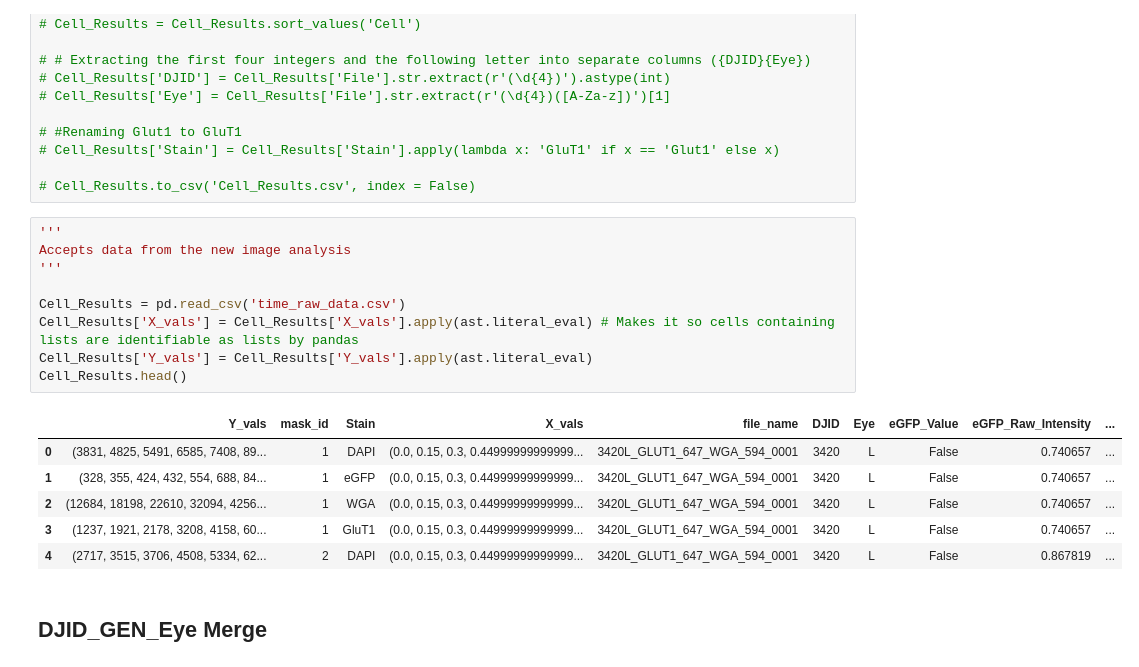
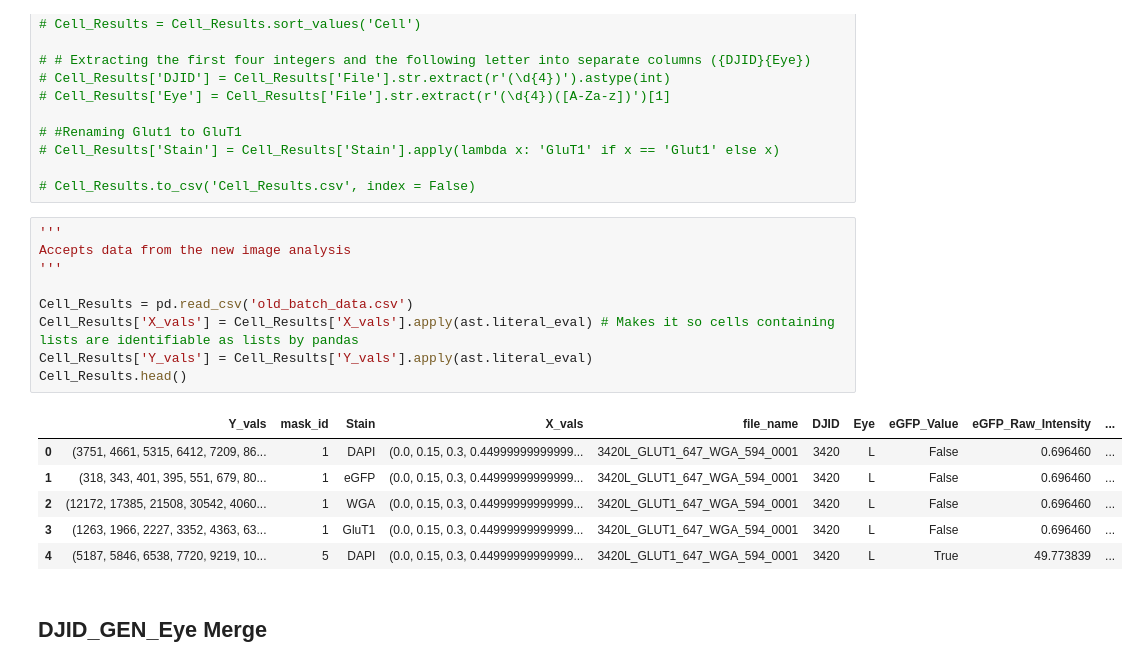
Before and after one commit to rltinio/ImageAnalysis, a Jupyter notebook: Integral_Calculator_V3.ipynb, the cells around one changed output. Cells and saved outputs as stored; diff of their text form.

```diff
--- a/Integral_Calculator_V3.ipynb
+++ b/Integral_Calculator_V3.ipynb
@@ -82,19 +82,19 @@ from Tusc5ImageUtils import *
 # %%
 '''
 Accepts data from the new image analysis
 '''
 
-Cell_Results = pd.read_csv('time_raw_data.csv')
+Cell_Results = pd.read_csv('old_batch_data.csv')
 Cell_Results['X_vals'] = Cell_Results['X_vals'].apply(ast.literal_eval) # Makes it so cells containing lists are identifiable as lists by pandas
 Cell_Results['Y_vals'] = Cell_Results['Y_vals'].apply(ast.literal_eval)
 Cell_Results.head()
 # %% [output]
 |  | Y_vals | mask_id | Stain | X_vals | file_name | DJID | Eye | eGFP_Value | eGFP_Raw_Intensity | ... |
-| 0 | (3831, 4825, 5491, 6585, 7408, 89... | 1 | DAPI | (0.0, 0.15, 0.3, 0.44999999999999... | 3420L_GLUT1_647_WGA_594_0001 | 3420 | L | False | 0.740657 | ... |
-| 1 | (328, 355, 424, 432, 554, 688, 84... | 1 | eGFP | (0.0, 0.15, 0.3, 0.44999999999999... | 3420L_GLUT1_647_WGA_594_0001 | 3420 | L | False | 0.740657 | ... |
-| 2 | (12684, 18198, 22610, 32094, 4256... | 1 | WGA | (0.0, 0.15, 0.3, 0.44999999999999... | 3420L_GLUT1_647_WGA_594_0001 | 3420 | L | False | 0.740657 | ... |
-| 3 | (1237, 1921, 2178, 3208, 4158, 60... | 1 | GluT1 | (0.0, 0.15, 0.3, 0.44999999999999... | 3420L_GLUT1_647_WGA_594_0001 | 3420 | L | False | 0.740657 | ... |
-| 4 | (2717, 3515, 3706, 4508, 5334, 62... | 2 | DAPI | (0.0, 0.15, 0.3, 0.44999999999999... | 3420L_GLUT1_647_WGA_594_0001 | 3420 | L | False | 0.867819 | ... |
+| 0 | (3751, 4661, 5315, 6412, 7209, 86... | 1 | DAPI | (0.0, 0.15, 0.3, 0.44999999999999... | 3420L_GLUT1_647_WGA_594_0001 | 3420 | L | False | 0.696460 | ... |
+| 1 | (318, 343, 401, 395, 551, 679, 80... | 1 | eGFP | (0.0, 0.15, 0.3, 0.44999999999999... | 3420L_GLUT1_647_WGA_594_0001 | 3420 | L | False | 0.696460 | ... |
+| 2 | (12172, 17385, 21508, 30542, 4060... | 1 | WGA | (0.0, 0.15, 0.3, 0.44999999999999... | 3420L_GLUT1_647_WGA_594_0001 | 3420 | L | False | 0.696460 | ... |
+| 3 | (1263, 1966, 2227, 3352, 4363, 63... | 1 | GluT1 | (0.0, 0.15, 0.3, 0.44999999999999... | 3420L_GLUT1_647_WGA_594_0001 | 3420 | L | False | 0.696460 | ... |
+| 4 | (5187, 5846, 6538, 7720, 9219, 10... | 5 | DAPI | (0.0, 0.15, 0.3, 0.44999999999999... | 3420L_GLUT1_647_WGA_594_0001 | 3420 | L | True | 49.773839 | ... |
 # %% [markdown]
 ## DJID_GEN_Eye Merge
 # %%
```
Also changed, not shown: parts of 18 cells of this notebook, 2 other files.
